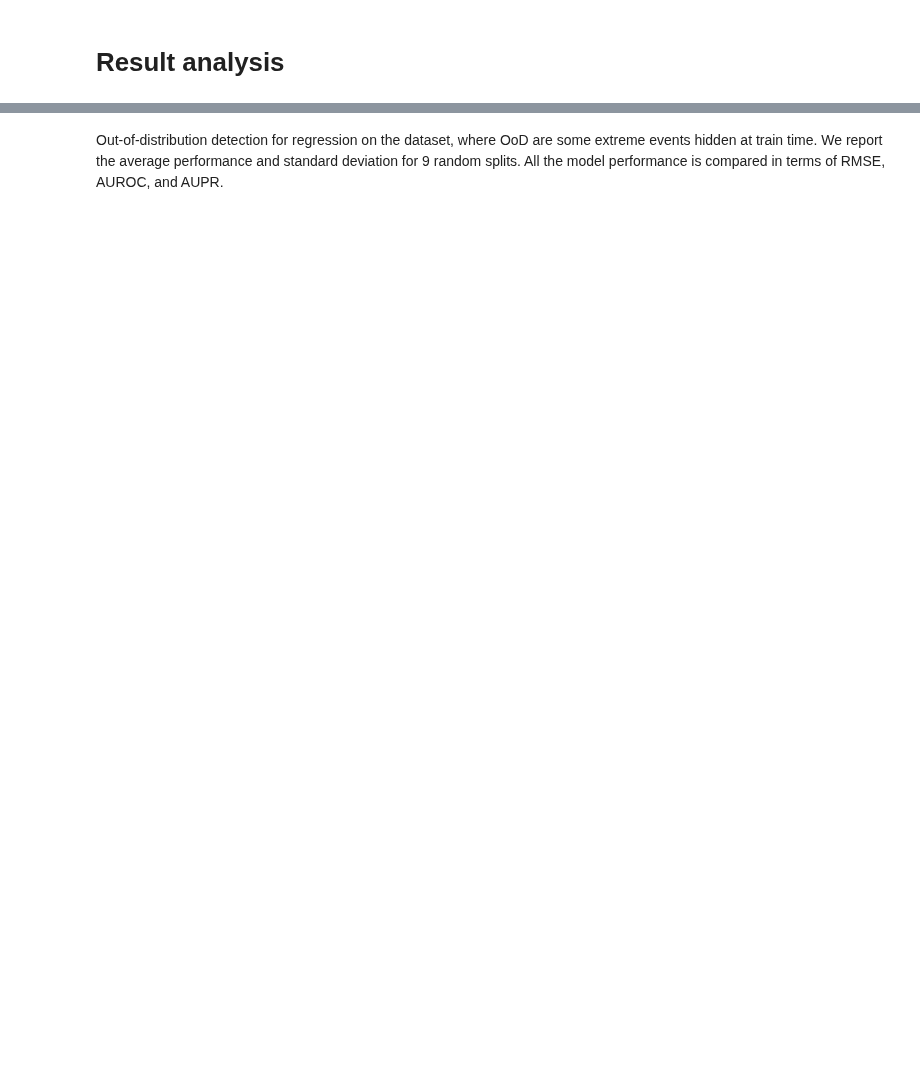
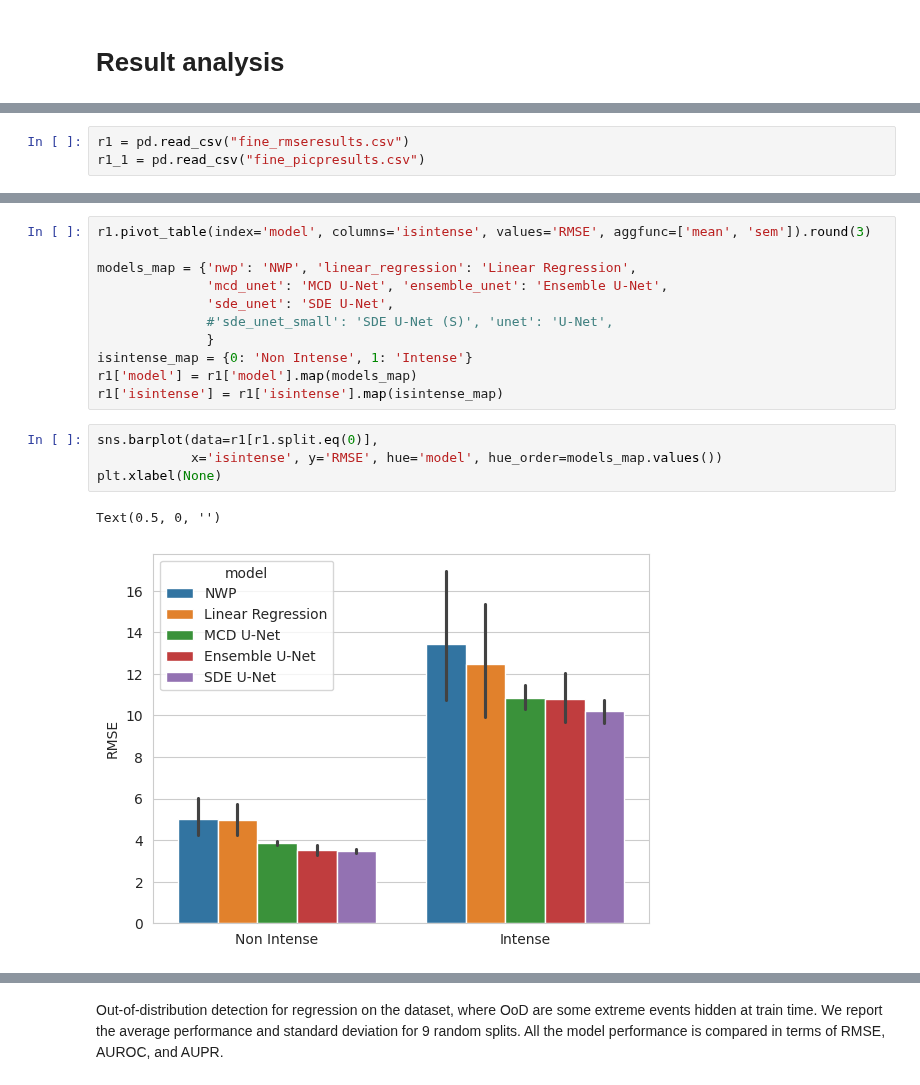
Before and after one commit to simone7monaco/rainfall-prediction, a Jupyter notebook: test.ipynb, the cells around one changed output, grey strips where cells are left out. Cells and saved outputs as stored; diff of their text form; blank space fills up the shorter version.

```diff
--- a/test.ipynb
+++ b/test.ipynb
@@ -81,0 +161,3 @@ lightning_logs/sde_unet/split_3
+# %%
+r1 = pd.read_csv("fine_rmseresults.csv")
+r1_1 = pd.read_csv("fine_picpresults.csv")
@@ -81,0 +273,18 @@ lightning_logs/sde_unet/split_3
+# %%
+r1.pivot_table(index='model', columns='isintense', values='RMSE', aggfunc=['mean', 'sem']).round(3)
+
+models_map = {'nwp': 'NWP', 'linear_regression': 'Linear Regression',
+              'mcd_unet': 'MCD U-Net', 'ensemble_unet': 'Ensemble U-Net',
+              'sde_unet': 'SDE U-Net',
+              #'sde_unet_small': 'SDE U-Net (S)', 'unet': 'U-Net',
+              }
+isintense_map = {0: 'Non Intense', 1: 'Intense'}
+r1['model'] = r1['model'].map(models_map)
+r1['isintense'] = r1['isintense'].map(isintense_map)
+# %%
+sns.barplot(data=r1[r1.split.eq(0)],
+            x='isintense', y='RMSE', hue='model', hue_order=models_map.values())
+plt.xlabel(None)
+# %% [output]
+Text(0.5, 0, '')
+[figure, added]
```
Also changed, not shown: parts of 48 cells of this notebook, 10 other files.
